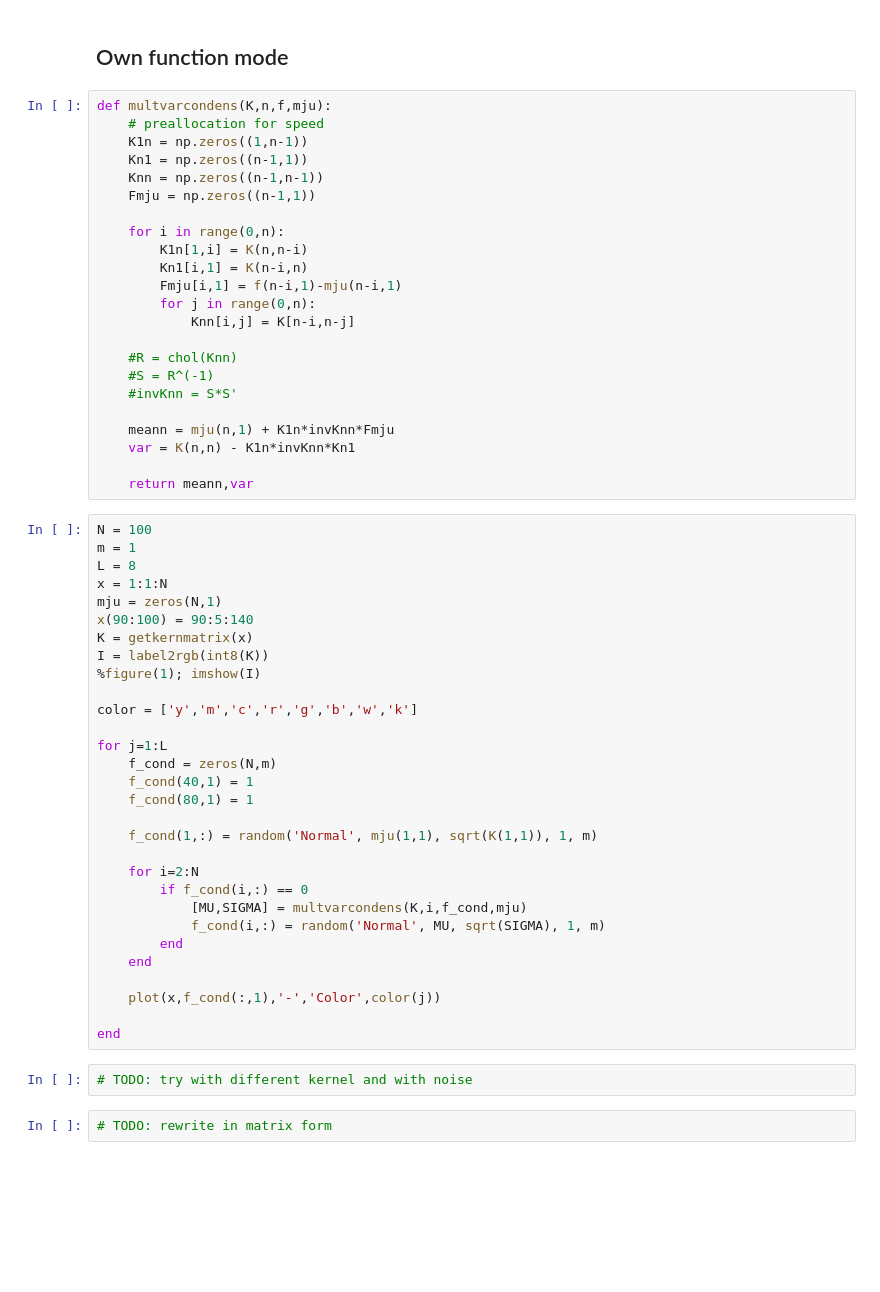
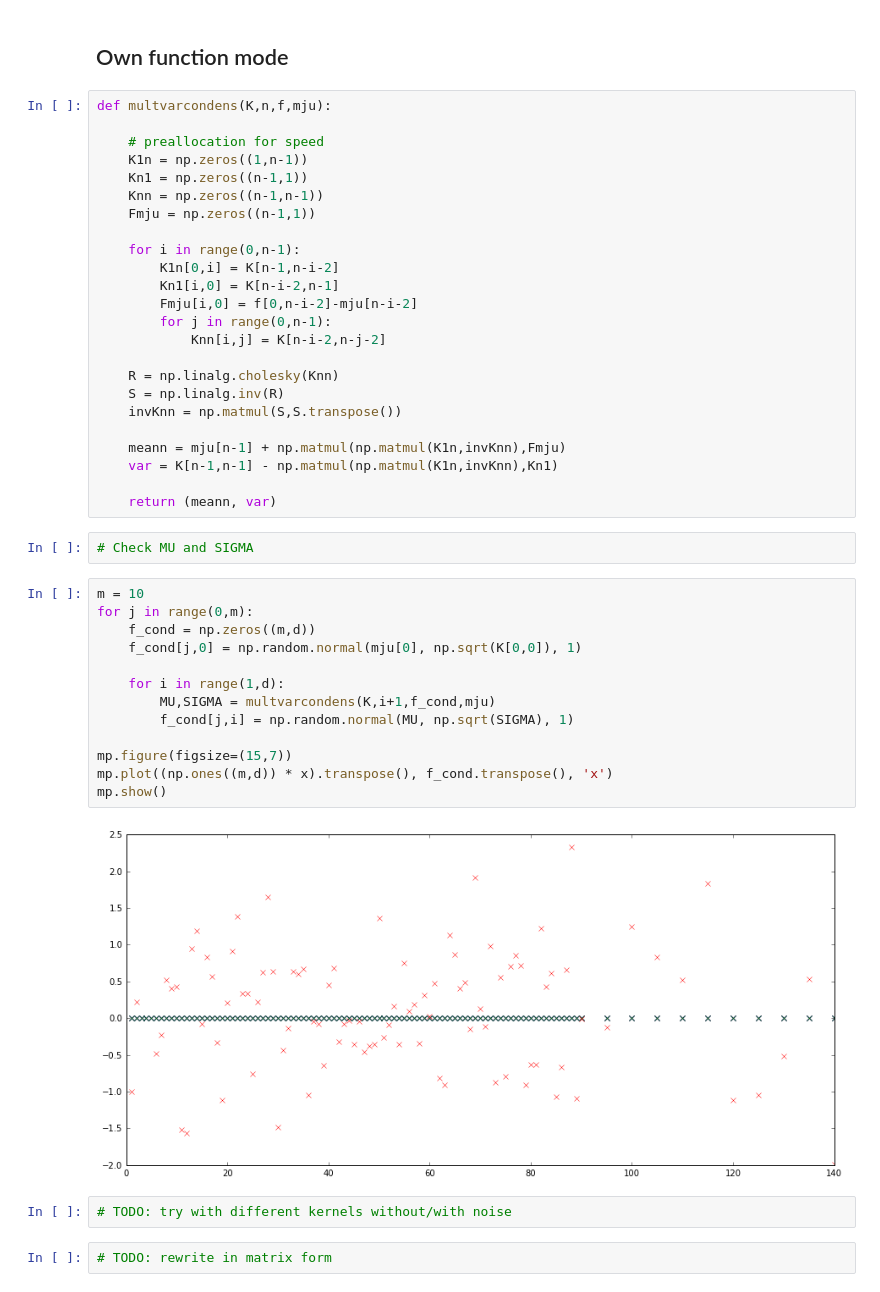
Before and after one commit to koptelovmax/gaussianprocess, a Jupyter notebook: Python/Multivariate_Gaussian.ipynb, the cells around one changed output. Cells and saved outputs as stored; diff of their text form; blank space fills up the shorter version.

```diff
--- a/Python/Multivariate_Gaussian.ipynb
+++ b/Python/Multivariate_Gaussian.ipynb
@@ -198,58 +198,46 @@ All the lines interracts at two points (40,1) and (80,1) which are our condition
 ## Own function mode
 # %%
 def multvarcondens(K,n,f,mju):
+
     # preallocation for speed
     K1n = np.zeros((1,n-1))
     Kn1 = np.zeros((n-1,1))
     Knn = np.zeros((n-1,n-1))
     Fmju = np.zeros((n-1,1))
 
-    for i in range(0,n):
-        K1n[1,i] = K(n,n-i)
-        Kn1[i,1] = K(n-i,n)
-        Fmju[i,1] = f(n-i,1)-mju(n-i,1)
-        for j in range(0,n):
-            Knn[i,j] = K[n-i,n-j]
+    for i in range(0,n-1):
+        K1n[0,i] = K[n-1,n-i-2]
+        Kn1[i,0] = K[n-i-2,n-1]
+        Fmju[i,0] = f[0,n-i-2]-mju[n-i-2]
+        for j in range(0,n-1):
+            Knn[i,j] = K[n-i-2,n-j-2]
 
-    #R = chol(Knn)
-    #S = R^(-1)
-    #invKnn = S*S'
+    R = np.linalg.cholesky(Knn)
+    S = np.linalg.inv(R)
+    invKnn = np.matmul(S,S.transpose())
 
-    meann = mju(n,1) + K1n*invKnn*Fmju
-    var = K(n,n) - K1n*invKnn*Kn1
+    meann = mju[n-1] + np.matmul(np.matmul(K1n,invKnn),Fmju)
+    var = K[n-1,n-1] - np.matmul(np.matmul(K1n,invKnn),Kn1)
 
-    return meann,var
+    return (meann, var)
-# %%
-N = 100
-m = 1
-L = 8
-x = 1:1:N
-mju = zeros(N,1)
-x(90:100) = 90:5:140
-K = getkernmatrix(x)
-I = label2rgb(int8(K))
-%figure(1); imshow(I)
-
-color = ['y','m','c','r','g','b','w','k']
-
-for j=1:L
-    f_cond = zeros(N,m)
-    f_cond(40,1) = 1
-    f_cond(80,1) = 1
-
-    f_cond(1,:) = random('Normal', mju(1,1), sqrt(K(1,1)), 1, m)
-
-    for i=2:N
-        if f_cond(i,:) == 0
-            [MU,SIGMA] = multvarcondens(K,i,f_cond,mju)
-            f_cond(i,:) = random('Normal', MU, sqrt(SIGMA), 1, m)
-        end
-    end
-
-    plot(x,f_cond(:,1),'-','Color',color(j))
-
-end
+# %%
+# Check MU and SIGMA
+# %%
+m = 10
+for j in range(0,m):
+    f_cond = np.zeros((m,d))
+    f_cond[j,0] = np.random.normal(mju[0], np.sqrt(K[0,0]), 1)
+
+    for i in range(1,d):
+        MU,SIGMA = multvarcondens(K,i+1,f_cond,mju)
+        f_cond[j,i] = np.random.normal(MU, np.sqrt(SIGMA), 1)
+
+mp.figure(figsize=(15,7))
+mp.plot((np.ones((m,d)) * x).transpose(), f_cond.transpose(), 'x')
+mp.show()
+# %% [output]
+[figure, added]
 # %%
-# TODO: try with different kernel and with noise
+# TODO: try with different kernels without/with noise
 # %%
 # TODO: rewrite in matrix form
```
Also changed, not shown: parts of 6 cells of this notebook, 1 other file.
